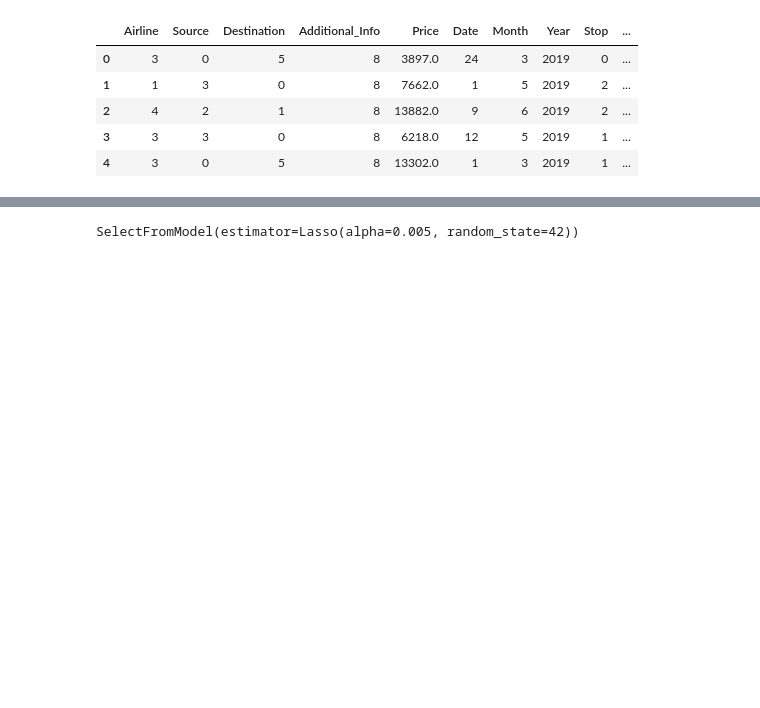
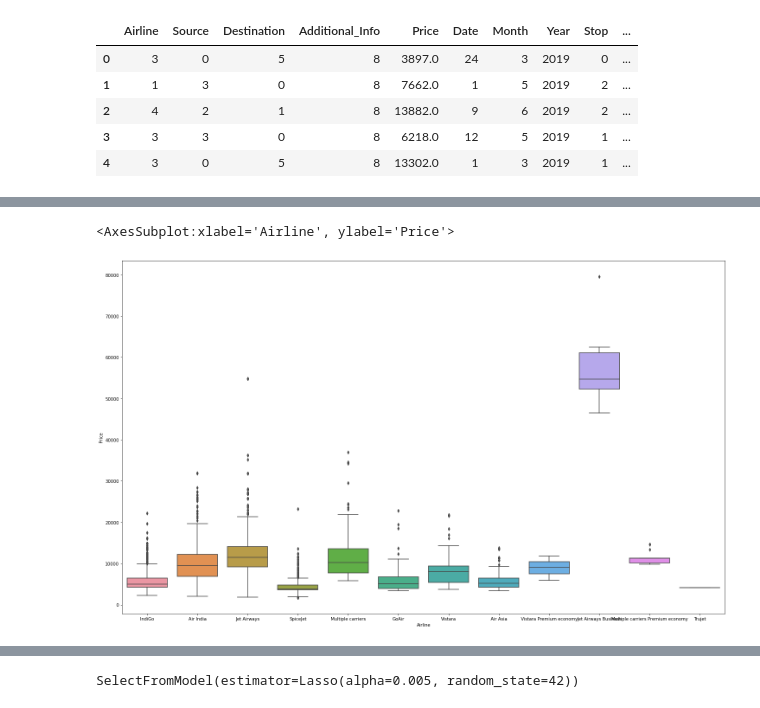
Before and after one commit to deepanshu-aggarwal/Flight-Fare-Prediction, a Jupyter notebook: Flight_Fare_prediction.ipynb, the cells around one changed output, grey strips where cells are left out. Drawn from its saved outputs; the diff is of its cells as text; code cells hidden in the pictures; blank space fills up the shorter version.

```diff
--- a/Flight_Fare_prediction.ipynb
+++ b/Flight_Fare_prediction.ipynb
@@ -35,3 +36,6 @@ big_df.head()
 | 2 | Jet Airways | 9/06/2019 | Delhi | Cochin | DEL → LKO → BOM → COK | 09:25 | 04:25 10 Jun | 19h | ... |
 | 3 | IndiGo | 12/05/2019 | Kolkata | Banglore | CCU → NAG → BLR | 18:05 | 23:30 | 5h 25m | ... |
 | 4 | IndiGo | 01/03/2019 | Banglore | New Delhi | BLR → NAG → DEL | 16:50 | 21:35 | 4h 45m | ... |
+# %%
+df=train_df.append(test_df,sort=False)
+df.head()
@@ -323,0 +380,6 @@ big_df.head()
+# %%
+plt.figure(figsize=(25,15))
+sns.boxplot(data=df,x='Airline', y='Price')
+# %% [output]
+<AxesSubplot:xlabel='Airline', ylabel='Price'>
+[figure, added]
```
Also changed, not shown: parts of 38 cells of this notebook.
